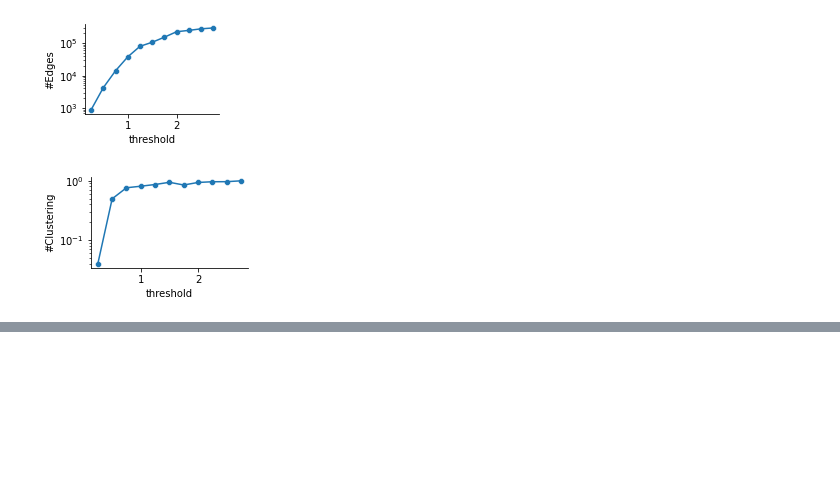
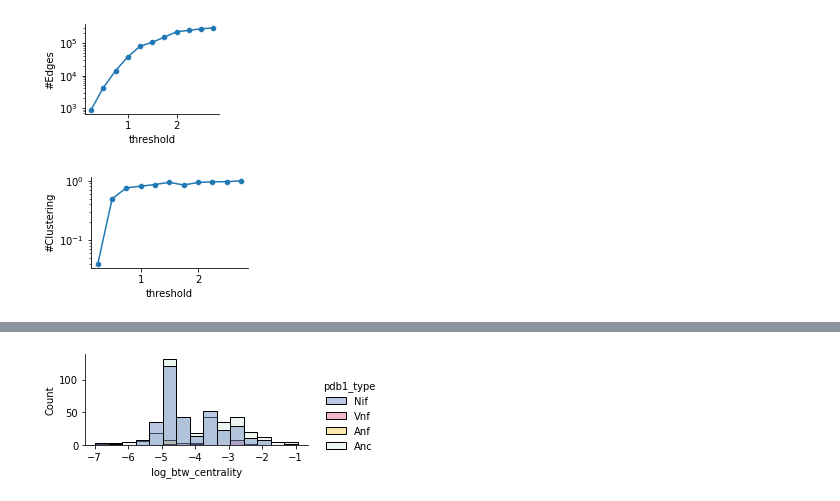
Before and after one commit to kacarlab/nif-structures, a Jupyter notebook: notebooks/04-structural-alignment.ipynb, the cells around one changed output, grey strips where cells are left out. Saved outputs shown, nothing was run; the diff lists cells and outputs as text; code cells hidden in the pictures; blank space fills up the shorter version.

```diff
--- a/notebooks/04-structural-alignment.ipynb
+++ b/notebooks/04-structural-alignment.ipynb
@@ -181,0 +230,24 @@ tmscore_all_extant
+# %%
+ddkk_usalign['pdb1_type'] = ddkk_usalign.pdb1.map(reference_types)
+ddkk_usalign['pdb2_type'] = ddkk_usalign.pdb2.map(reference_types)
+# %%
+def create_sequence_similarity_network(df, threshold=0.7):
+
+    G = nx.Graph()
+
+    for _, row in df.iterrows():
+        G.add_node(row.pdb1, type=row.pdb1_type)
+        G.add_node(row.pdb2, type=row.pdb2_type)
+        if row.rmsd < threshold:
+            G.add_edge(row.pdb1, row.pdb2)
+
+    return G
+# %%
+all_ssn = create_sequence_similarity_network(ddkk_usalign, 1.50)
+# %%
+all_ssn_centrality = nx.betweenness_centrality(all_ssn)
+all_ssn_centrality = pd.DataFrame.from_dict(
+    all_ssn_centrality, orient='index'
+).reset_index().rename(columns={0: 'btw_centrality', 'index': 'pdb1'})
+all_ssn_centrality['log_btw_centrality'] = all_ssn_centrality['btw_centrality'].apply(lambda x: np.log10(x))
+all_ssn_centrality = pd.merge(all_ssn_centrality, ddkk_usalign[['pdb1', 'pdb1_type']].drop_duplicates('pdb1', keep='first'), on='pdb1', how='left')
@@ -181,0 +270,16 @@ tmscore_all_extant
+# %%
+palette = {
+    'Anc': '#DCEDE4',
+    'Nif': '#7690C6',
+    'Vnf': '#E17891',
+    'Anf': '#F9D15B',
+}
+g = sns.displot(
+    data=all_ssn_centrality, x='log_btw_centrality',
+    hue='pdb1_type', height=2.0, aspect=2.0,
+    palette=palette, bins=15
+)
+g.savefig('../figures/ddkk-histogram-btw-structure-centrality.svg')
+g.savefig('../figures/ddkk-histogram-btw-structure-centrality.png', dpi=300)
+# %% [output]
+[figure, added]
```
Also changed, not shown: parts of 31 cells of this notebook, 11 other files.
